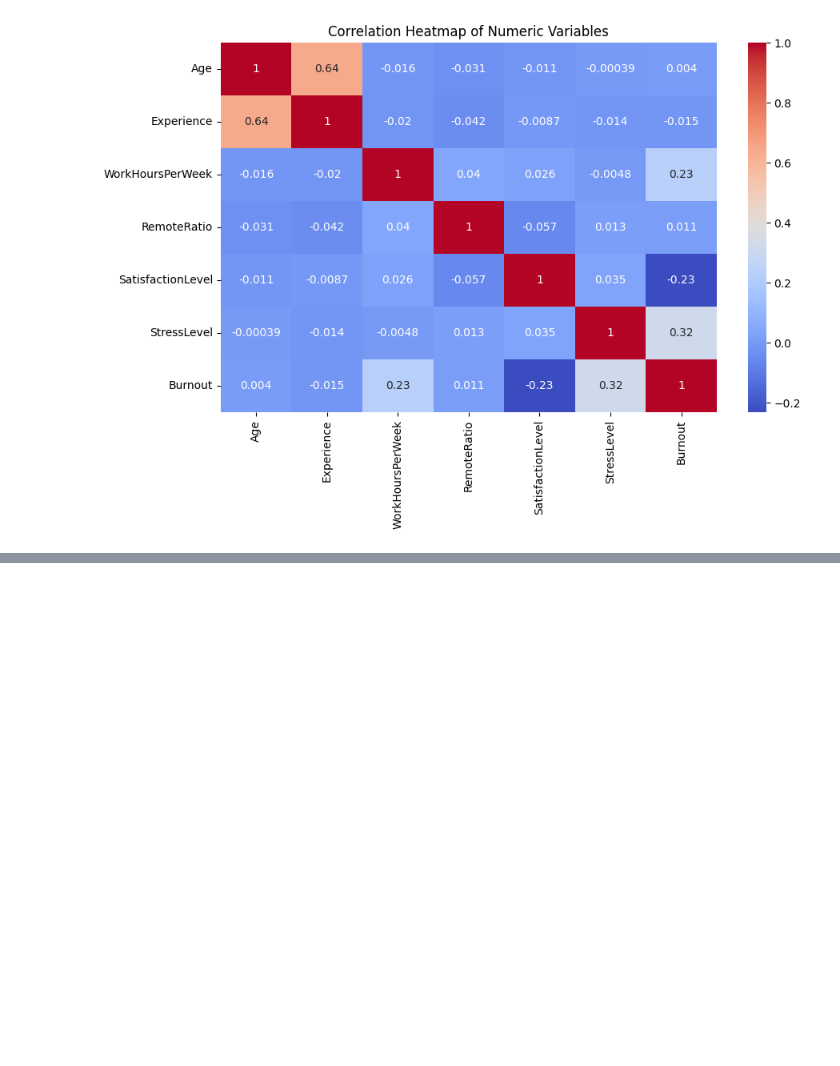
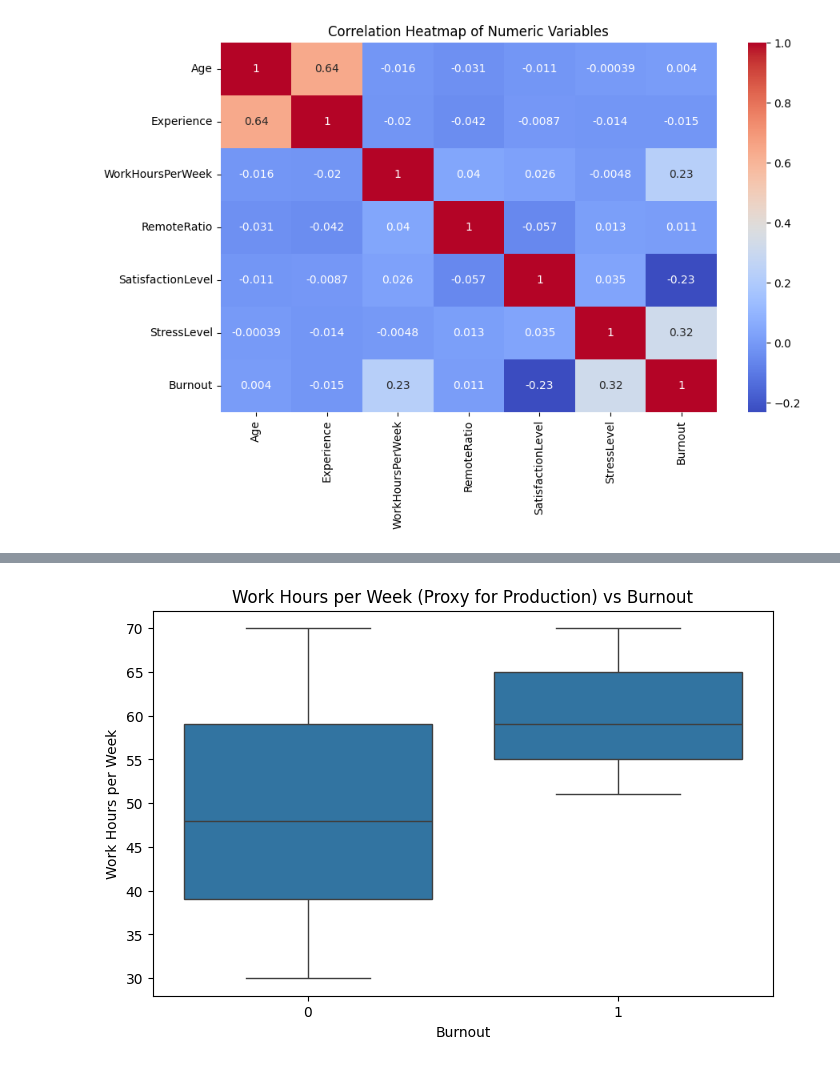
Before and after one commit to aditipandey37/burnout-productivity-analysis, a Jupyter notebook: burnout_productivity_analysis.ipynb, the cells around one changed output, grey strips where cells are left out. Drawn from its saved outputs; the diff is of its cells as text; code cells hidden in the pictures; blank space fills up the shorter version.

```diff
--- a/burnout_productivity_analysis.ipynb
+++ b/burnout_productivity_analysis.ipynb
@@ -95,0 +189,12 @@ plt.show()
+# %%
+import matplotlib.pyplot as plt
+import seaborn as sns
+
+plt.figure(figsize=(8,5))
+sns.boxplot(x='Burnout', y='WorkHoursPerWeek', data=df)
+plt.title("Work Hours per Week (Proxy for Production) vs Burnout")
+plt.xlabel("Burnout")
+plt.ylabel("Work Hours per Week")
+plt.show()
+# %% [output]
+[figure, added]
```
Also changed, not shown: parts of 11 cells of this notebook.
